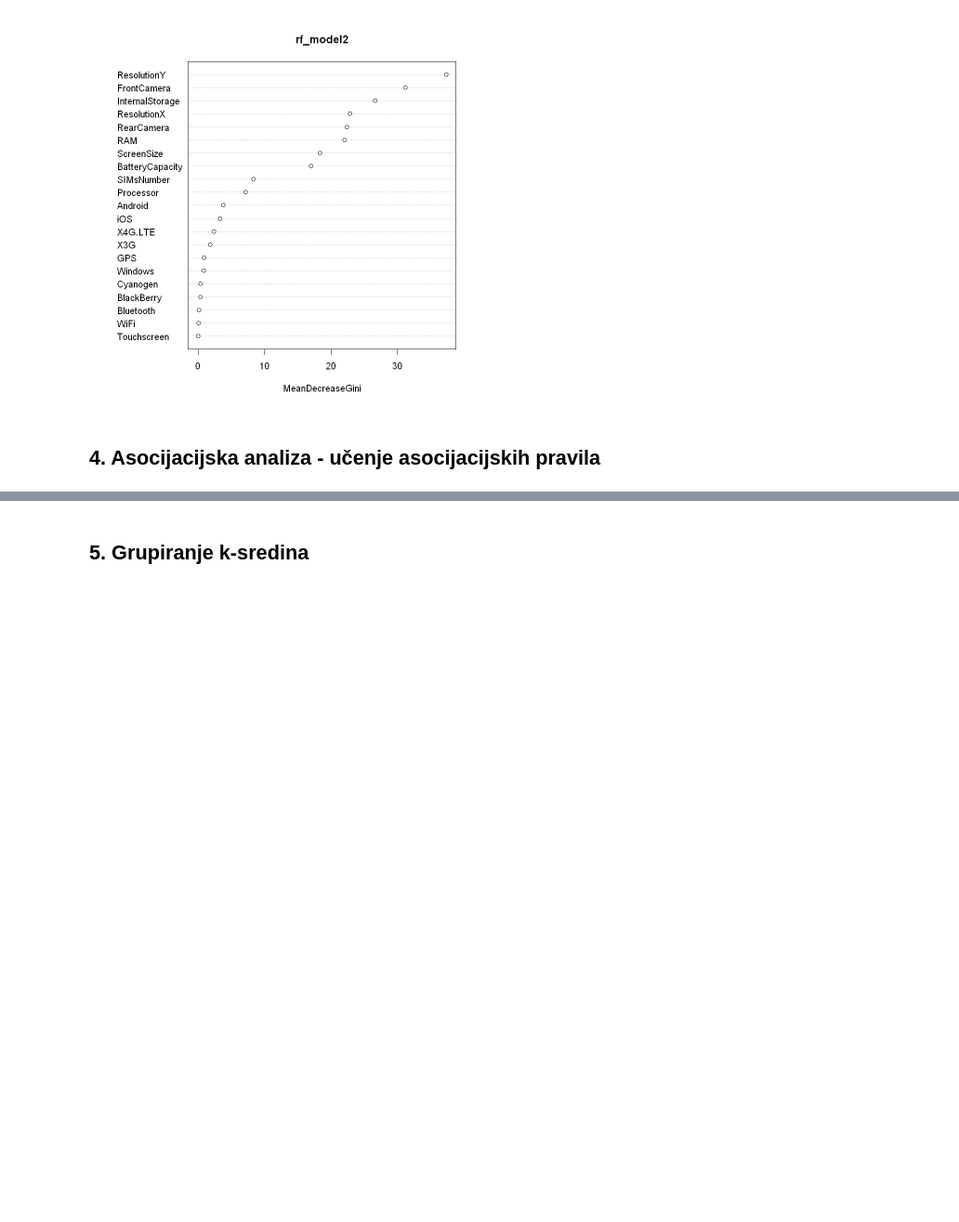
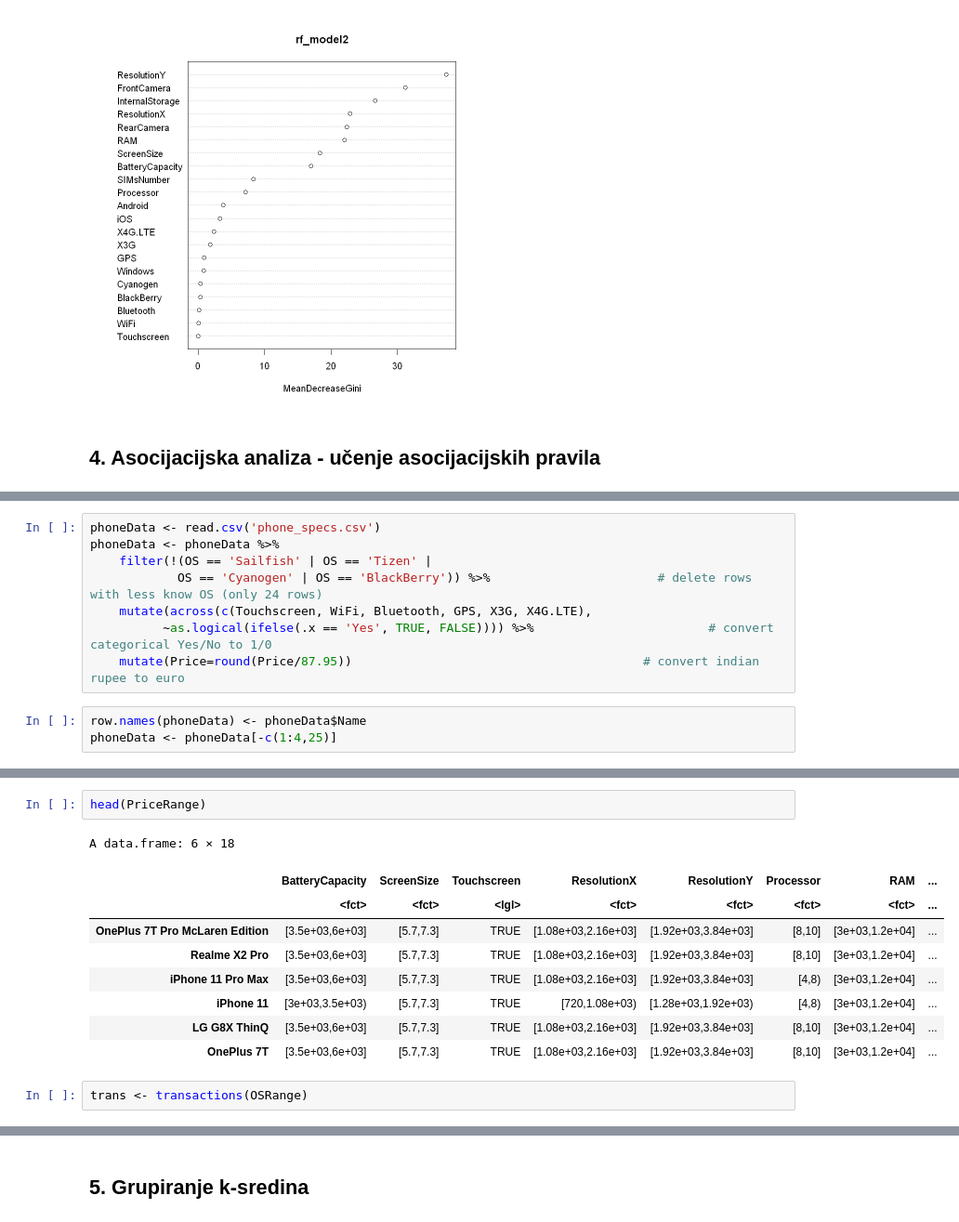
Before and after one commit to IvanVinski/dap-projekt, a Jupyter notebook: projekt.ipynb, the cells around one changed output, grey strips where cells are left out. Shown at 93% size. Drawn from its saved outputs; the diff is of its cells as text; blank space fills up the shorter version.

```diff
--- a/projekt.ipynb
+++ b/projekt.ipynb
@@ -358,0 +370,11 @@ varImpPlot(rf_model2)
+# %%
+phoneData <- read.csv('phone_specs.csv')
+phoneData <- phoneData %>%
+    filter(!(OS == 'Sailfish' | OS == 'Tizen' |
+            OS == 'Cyanogen' | OS == 'BlackBerry')) %>%                       # delete rows with less know OS (only 24 rows)
+    mutate(across(c(Touchscreen, WiFi, Bluetooth, GPS, X3G, X4G.LTE),
+          ~as.logical(ifelse(.x == 'Yes', TRUE, FALSE)))) %>%                        # convert categorical Yes/No to 1/0
+    mutate(Price=round(Price/87.95))                                        # convert indian rupee to euro
+# %%
+row.names(phoneData) <- phoneData$Name
+phoneData <- phoneData[-c(1:4,25)]
@@ -358,0 +467,14 @@ varImpPlot(rf_model2)
+# %%
+head(PriceRange)
+# %% [output]
+A data.frame: 6 × 18
+|  | BatteryCapacity | ScreenSize | Touchscreen | ResolutionX | ResolutionY | Processor | RAM | ... |
+|  | <fct> | <fct> | <lgl> | <fct> | <fct> | <fct> | <fct> | ... |
+| OnePlus 7T Pro McLaren Edition | [3.5e+03,6e+03] | [5.7,7.3] | TRUE | [1.08e+03,2.16e+03] | [1.92e+03,3.84e+03] | [8,10] | [3e+03,1.2e+04] | ... |
+| Realme X2 Pro | [3.5e+03,6e+03] | [5.7,7.3] | TRUE | [1.08e+03,2.16e+03] | [1.92e+03,3.84e+03] | [8,10] | [3e+03,1.2e+04] | ... |
+| iPhone 11 Pro Max | [3.5e+03,6e+03] | [5.7,7.3] | TRUE | [1.08e+03,2.16e+03] | [1.92e+03,3.84e+03] | [4,8) | [3e+03,1.2e+04] | ... |
+| iPhone 11 | [3e+03,3.5e+03) | [5.7,7.3] | TRUE | [720,1.08e+03) | [1.28e+03,1.92e+03) | [4,8) | [3e+03,1.2e+04] | ... |
+| LG G8X ThinQ | [3.5e+03,6e+03] | [5.7,7.3] | TRUE | [1.08e+03,2.16e+03] | [1.92e+03,3.84e+03] | [8,10] | [3e+03,1.2e+04] | ... |
+| OnePlus 7T | [3.5e+03,6e+03] | [5.7,7.3] | TRUE | [1.08e+03,2.16e+03] | [1.92e+03,3.84e+03] | [8,10] | [3e+03,1.2e+04] | ... |
+# %%
+trans <- transactions(OSRange)
```
Also changed, not shown: parts of 10 cells of this notebook, 1 other file.
